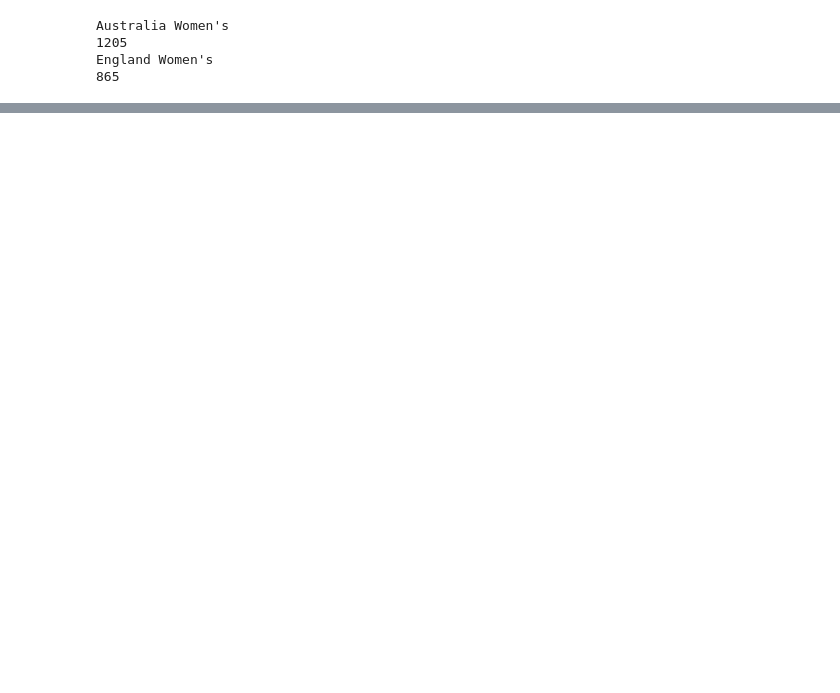
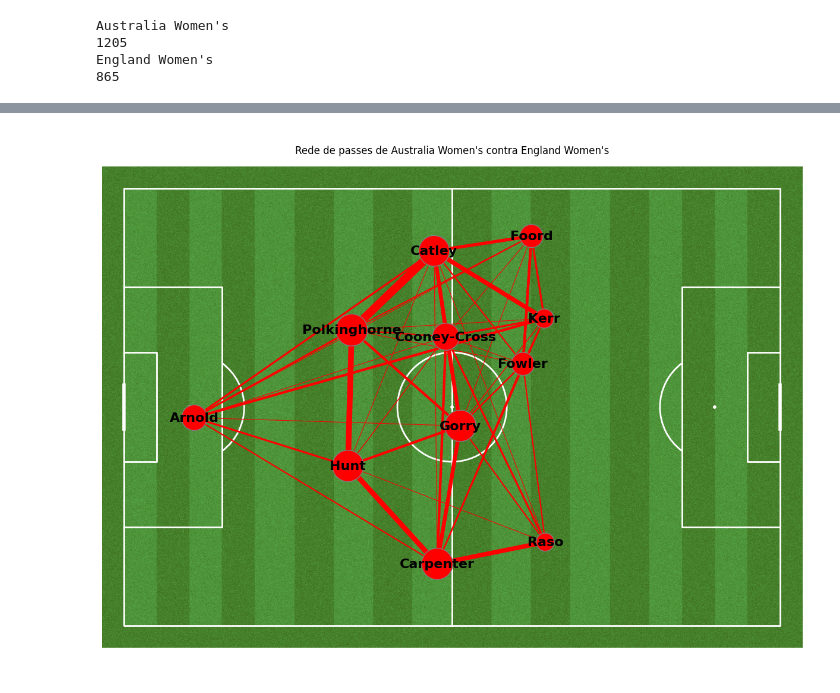
Before and after one commit to juliamsousa/masters-code, a Jupyter notebook: Trabalho Final - Redes Complexas.ipynb, the cells around one changed output, grey strips where cells are left out. Saved outputs shown, nothing was run; the diff lists cells and outputs as text; code cells hidden in the pictures; blank space fills up the shorter version.

Commit message:
Primeiro exemplo desenvolvido

```diff
--- a/Trabalho Final - Redes Complexas.ipynb
+++ b/Trabalho Final - Redes Complexas.ipynb
@@ -197,0 +149,4 @@ passes_subtypes
+# %%
+# Calculando a quantidade de passes entre jogadores
+df_lines = ht_first_sub_passes.groupby(["player_name", "pass_recipient_name"]).x.count().reset_index()
+df_lines
@@ -197,0 +167,8 @@ passes_subtypes
+# %%
+# Renomeando a coluna para contagem de passes
+df_lines.rename({"x": "pass_count"}, axis="columns", inplace=True)
+
+# Definindo um limiar para quantidade de passes entre jogadores
+# Nesse caso o limiar está definido a 0, de modo que todos os passes entre jogadores serão considerados
+# É possível avaliar diferentes limiares para quantidade de passes
+df_lines = df_lines[df_lines["pass_count"]>0]
@@ -197,0 +177,76 @@ passes_subtypes
+# %%
+# Instanciando um campo - Verde com linhas brancas
+pitch = Pitch(pitch_color='grass', line_color='white', stripe=True)
+# Especificações da figura para plotagem
+fig, ax = pitch.grid(grid_height=0.9, title_height=0.06, axis=False, endnote_height=0.04, title_space=0, endnote_space=0)
+
+# Dados de espalhamento dos jogadores no campo
+pitch.scatter(
+    df_scatter.x,
+    df_scatter.y,
+    s=df_scatter.marker_size,
+    color="red",
+    edgecolors="grey",
+    linewidth=1,
+    alpha=1,
+    ax=ax["pitch"],
+    zorder = 3
+)
+
+# Anota os nomes dos jogadores nos nós, assim como suas coordenadas no campo
+for i, row in df_scatter.iterrows():
+    pitch.annotate(
+        row.player_name,
+        xy=(row.x, row.y),
+        c='black',
+        va='center',
+        ha='center',
+        weight = "bold",
+        size=16,
+        ax=ax["pitch"],
+        zorder = 4
+    )
+
+# Percorre a rede de passes para cada par de jogadores
+for i, row in df_lines.iterrows():
+        # Extrai os jogadores
+        player1 = row["player_name"]
+        player2 = row["pass_recipient_name"]
+
+        # Exrai as coordenadas x, y do primeiro jogador
+        player1_x = df_scatter.loc[df_scatter["player_name"] == player1]['x'].iloc[0]
+        player1_y = df_scatter.loc[df_scatter["player_name"] == player1]['y'].iloc[0]
+
+        # Exrai as coordenadas x, y do segundo jogador
+        player2_x = df_scatter.loc[df_scatter["player_name"] == player2]['x'].iloc[0]
+        player2_y = df_scatter.loc[df_scatter["player_name"] == player2]['y'].iloc[0]
+
+        # Extrai a quantidade de passes trocados pelos jogadores
+        num_passes = row["pass_count"]
+
+        # Ajusta a espessura da linha do link, quanto mais passes feitos maior será a espessura da linha
+        line_width = (num_passes / df_lines['pass_count'].max() * 10)
+
+        # Configuração do plot dos links
+        pitch.lines(
+            player1_x,
+            player1_y,
+            player2_x,
+            player2_y,
+            alpha=1,
+            lw=line_width,
+            zorder=2,
+            color="red",
+            ax = ax["pitch"]
+        )
+
+# Título da partida com time da casa vs. time de fora
+subtitle = "Rede de passes de " + match_home_team + " contra " + match_away_team
+
+# Determinando o título da partida
+fig.suptitle(subtitle)
+
+# Mostrando o campo com os jogadores plotados
+plt.show()
+# %% [output]
+[figure, added]
```
Also changed, not shown: parts of 21 cells of this notebook, 1 other file.
